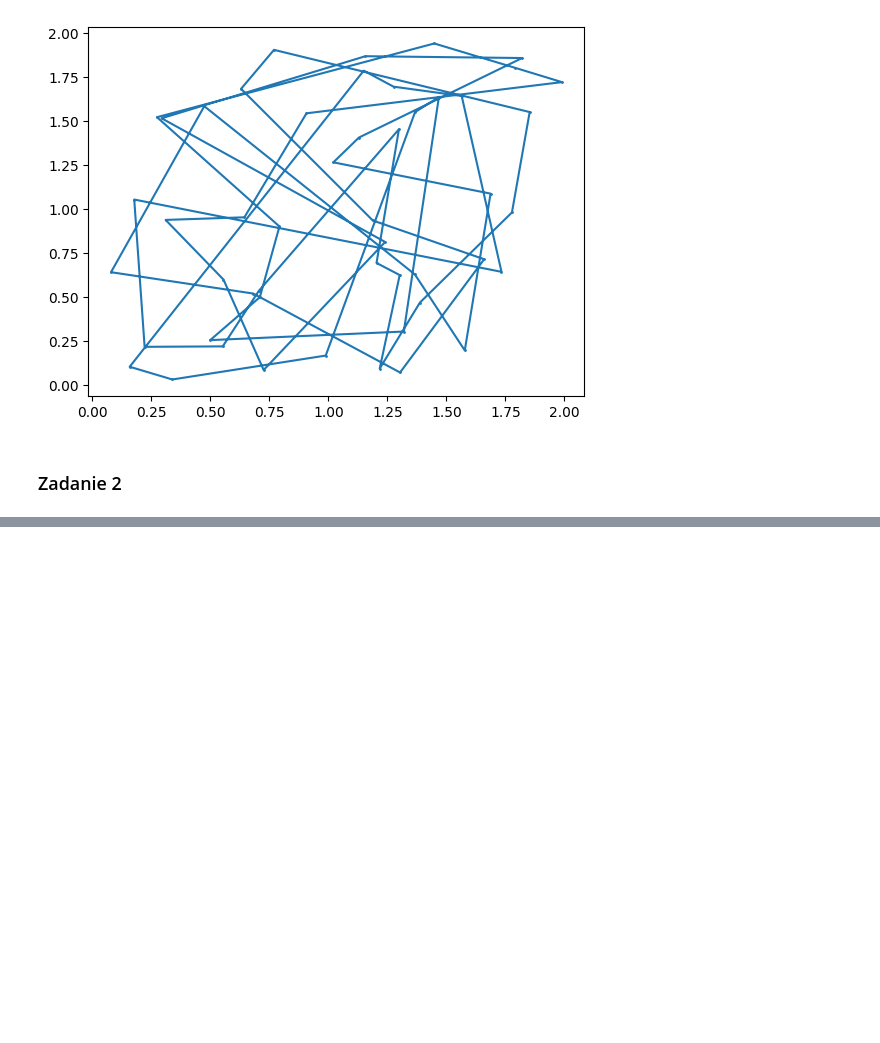
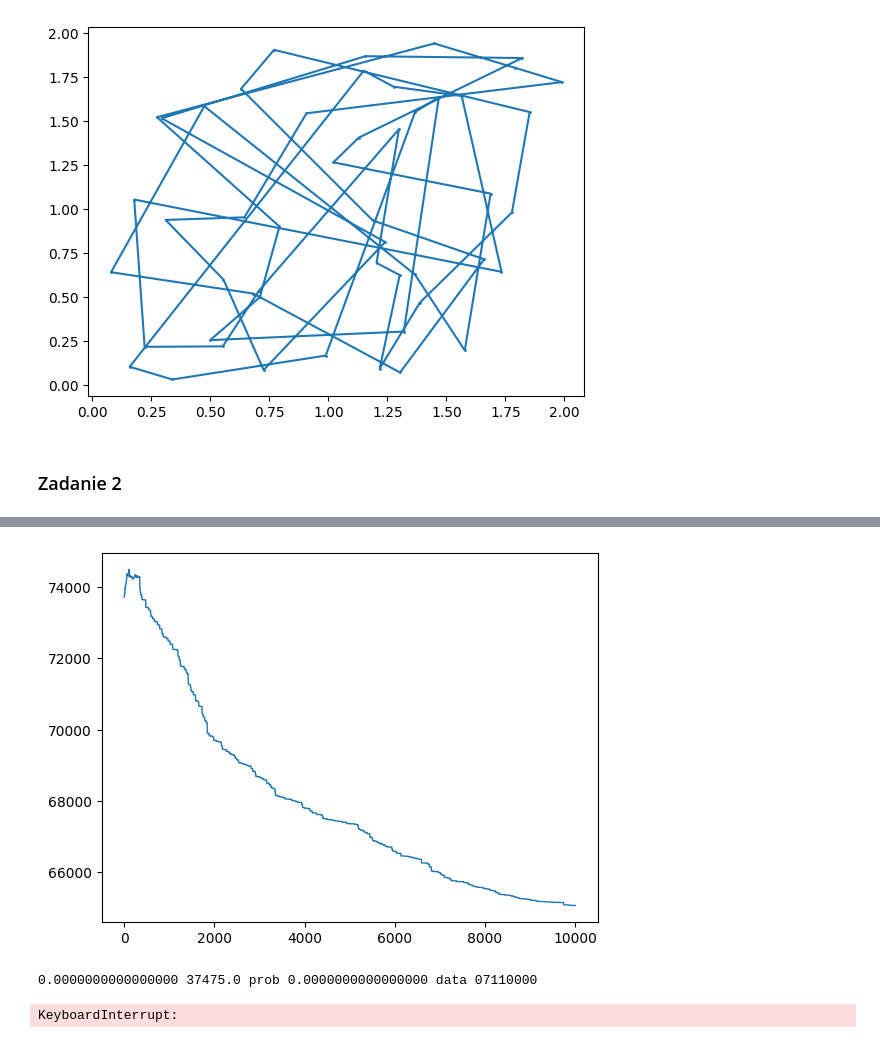
Before and after one commit to Panyloi/MOwNiT_AGH, a Jupyter notebook: lab4/lab4.ipynb, the cells around one changed output, grey strips where cells are left out. Saved outputs shown, nothing was run; the diff lists cells and outputs as text; code cells hidden in the pictures; blank space fills up the shorter version.

```diff
--- a/lab4/lab4.ipynb
+++ b/lab4/lab4.ipynb
@@ -330,0 +509,4 @@ class BinaryImage:
+# %%
+show_energy(image.plot_energy, 200)
+# %% [output]
+[figure, added]
@@ -330,0 +518,5 @@ class BinaryImage:
+# %%
+image1.solve_image()
+# %% [output]
+0.0000000000000000 37475.0 prob 0.0000000000000000 data 07110000
+KeyboardInterrupt:
```
Also changed, not shown: parts of 21 cells of this notebook.
